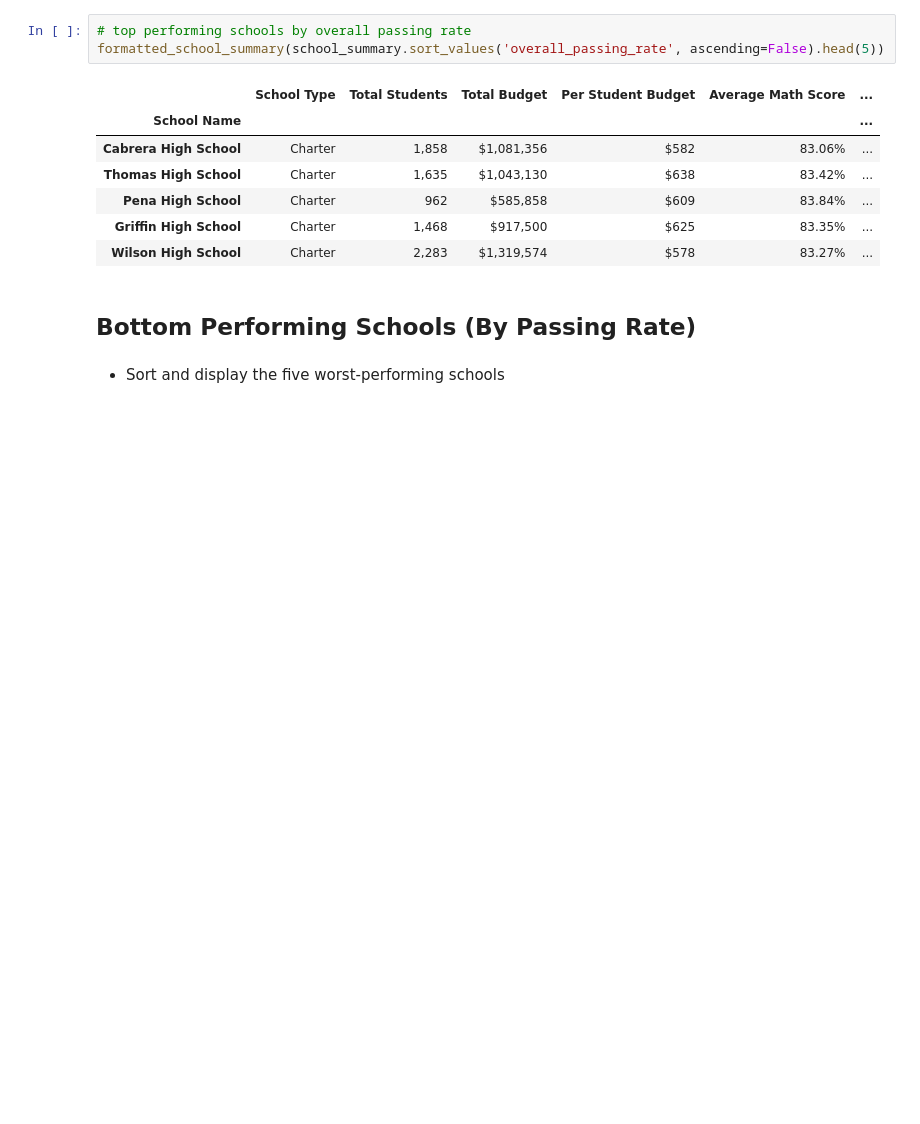
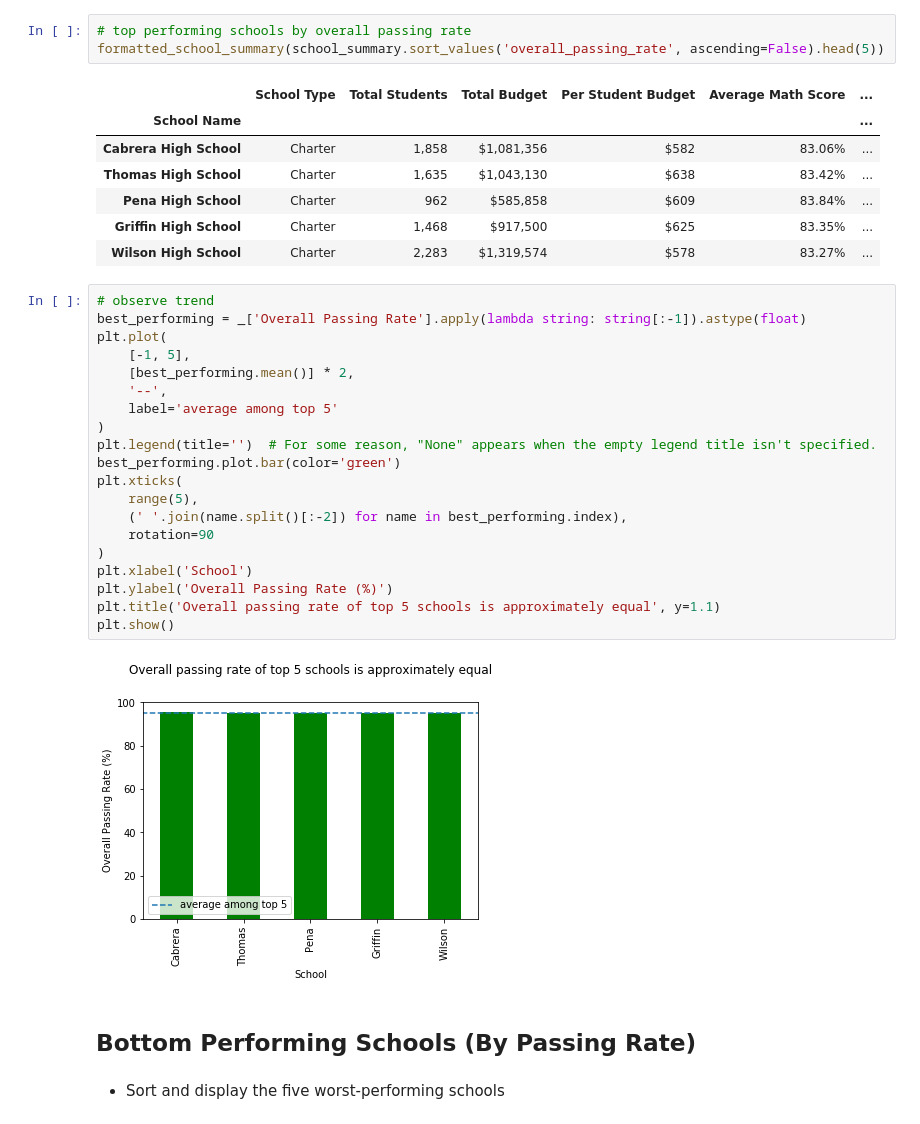
Before and after one commit to eanord4/pandas-challenge, a Jupyter notebook: PyCitySchools/PyCitySchools_EAN.ipynb, the cells around one changed output. Saved outputs shown, nothing was run; the diff lists cells and outputs as text; blank space fills up the shorter version.

Commit message:
Complete PyCitySchools, including final analysis writeup. Plots included for practice and to aid in analysis.

```diff
--- a/PyCitySchools/PyCitySchools_EAN.ipynb
+++ b/PyCitySchools/PyCitySchools_EAN.ipynb
@@ -234,6 +239,28 @@ formatted_school_summary(school_summary.sort_values('overall_passing_rate', asce
 | Pena High School | Charter | 962 | $585,858 | $609 | 83.84% | ... |
 | Griffin High School | Charter | 1,468 | $917,500 | $625 | 83.35% | ... |
 | Wilson High School | Charter | 2,283 | $1,319,574 | $578 | 83.27% | ... |
+# %%
+# observe trend
+best_performing = _['Overall Passing Rate'].apply(lambda string: string[:-1]).astype(float)
+plt.plot(
+    [-1, 5],
+    [best_performing.mean()] * 2,
+    '--',
+    label='average among top 5'
+)
+plt.legend(title='')  # For some reason, "None" appears when the empty legend title isn't specified.
+best_performing.plot.bar(color='green')
+plt.xticks(
+    range(5),
+    (' '.join(name.split()[:-2]) for name in best_performing.index),
+    rotation=90
+)
+plt.xlabel('School')
+plt.ylabel('Overall Passing Rate (%)')
+plt.title('Overall passing rate of top 5 schools is approximately equal', y=1.1)
+plt.show()
+# %% [output]
+[figure, added]
 # %% [markdown]
 ## Bottom Performing Schools (By Passing Rate)
 # %% [markdown]
```
Also changed, not shown: parts of 13 cells of this notebook.
